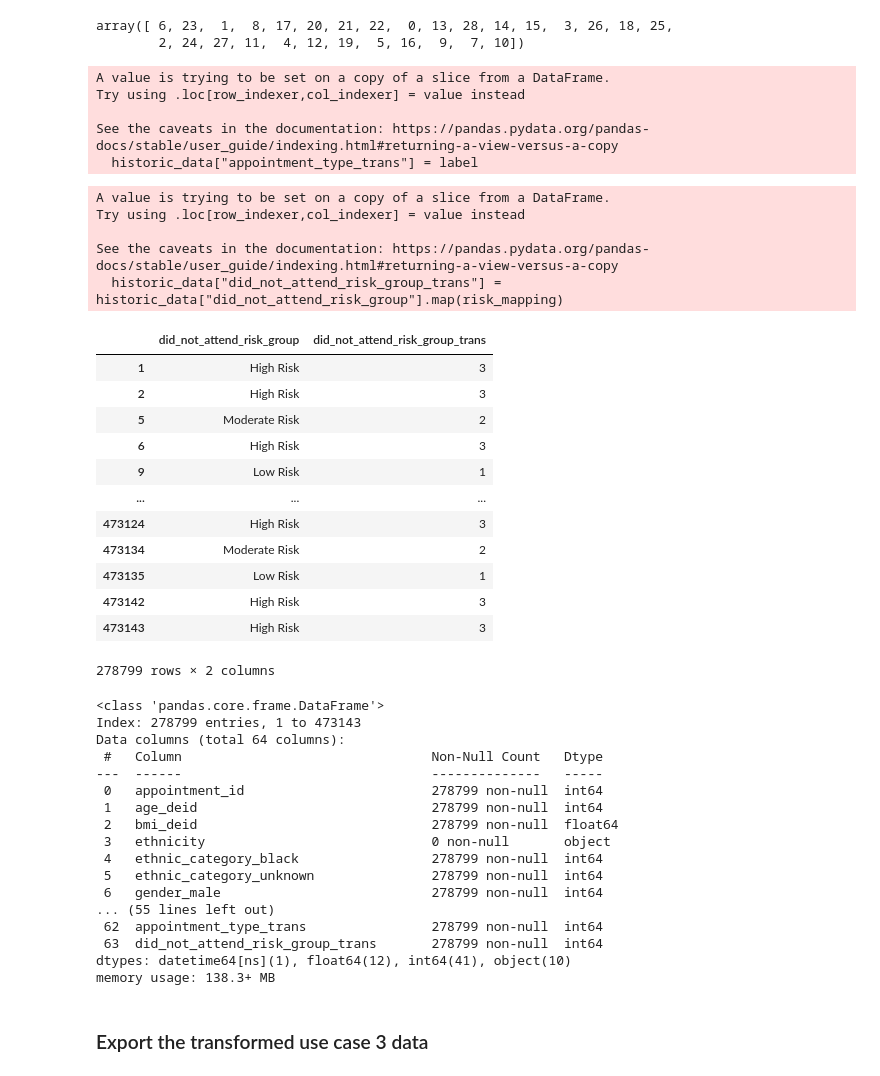
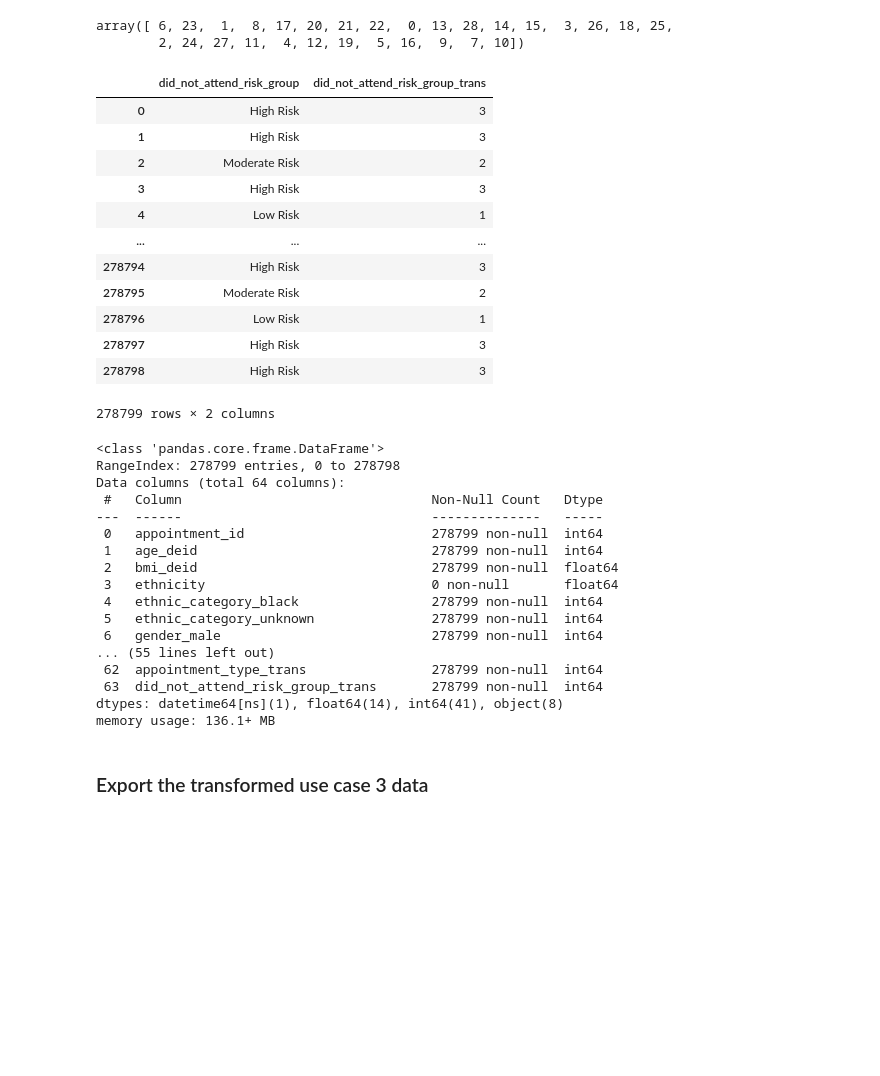
Before and after one commit to hallucinojenlee/hds_dna, a Jupyter notebook: scripts/transform_data_historic_appts.ipynb, the cells around one changed output. Drawn from its saved outputs; the diff is of its cells as text; code cells hidden in the pictures; blank space fills up the shorter version.

```diff
--- a/scripts/transform_data_historic_appts.ipynb
+++ b/scripts/transform_data_historic_appts.ipynb
@@ -166,7 +131,7 @@ See the caveats in the documentation: https://pandas.pydata.org/pandas-docs/stab
 le = preprocessing.LabelEncoder()
 
 # Fit the label encoder
-label = le.fit_transform(historic_data["hospital_service_display"])
+label = le.fit_transform(data["hospital_service_display"])
 
 # Add the encoded column to the data
-historic_data["hospital_service_display_trans"] = label
+data["hospital_service_display_trans"] = label
@@ -183,7 +142,7 @@ See the caveats in the documentation: https://pandas.pydata.org/pandas-docs/stab
 le = preprocessing.LabelEncoder()
 
 # Fit the label encoder
-label = le.fit_transform(historic_data["service_mapping"])
+label = le.fit_transform(data["service_mapping"])
 
 # Add the encoded column to the data
-historic_data["service_mapping_trans"] = label
+data["service_mapping_trans"] = label
@@ -200,7 +153,7 @@ See the caveats in the documentation: https://pandas.pydata.org/pandas-docs/stab
 le = preprocessing.LabelEncoder()
 
 # Fit the label encoder
-label = le.fit_transform(historic_data["reason_display"])
+label = le.fit_transform(data["reason_display"])
 
 # Add the encoded column to the data
-historic_data["reason_display_trans"] = label
+data["reason_display_trans"] = label
@@ -240,69 +187,58 @@ array([ 6, 23,  1,  8, 17, 20, 21, 22,  0, 13, 28, 14, 15,  3, 26, 18, 25,
 le = preprocessing.LabelEncoder()
 
 # Fit the label encoder
-label = le.fit_transform(historic_data["appointment_type"])
+label = le.fit_transform(data["appointment_type"])
 
 # Add the encoded column to the data
-historic_data["appointment_type_trans"] = label
+data["appointment_type_trans"] = label
-# %% [output]
-A value is trying to be set on a copy of a slice from a DataFrame.
-Try using .loc[row_indexer,col_indexer] = value instead
-
-See the caveats in the documentation: https://pandas.pydata.org/pandas-docs/stable/user_guide/indexing.html#returning-a-view-versus-a-copy
-  historic_data["appointment_type_trans"] = label
 # %%
 # Encode the did_not_attend_risk_group column
 
 risk_mapping ={
     "Low Risk": 1,
     "Moderate Risk": 2,
     "High Risk": 3,
     "Very High Risk": 4,
 }
 
 # Map the month names to numbers
-historic_data["did_not_attend_risk_group_trans"] = historic_data["did_not_attend_risk_group"].map(risk_mapping)
+data["did_not_attend_risk_group_trans"] = data["did_not_attend_risk_group"].map(risk_mapping)
 
-historic_data[['did_not_attend_risk_group', 'did_not_attend_risk_group_trans']]
+data[['did_not_attend_risk_group', 'did_not_attend_risk_group_trans']]
 # %% [output]
+|  | did_not_attend_risk_group | did_not_attend_risk_group_trans |
+| 0 | High Risk | 3 |
+| 1 | High Risk | 3 |
+| 2 | Moderate Risk | 2 |
+| 3 | High Risk | 3 |
+| 4 | Low Risk | 1 |
+| ... | ... | ... |
+| 278794 | High Risk | 3 |
+| 278795 | Moderate Risk | 2 |
+| 278796 | Low Risk | 1 |
+| 278797 | High Risk | 3 |
+| 278798 | High Risk | 3 |
-A value is trying to be set on a copy of a slice from a DataFrame.
-Try using .loc[row_indexer,col_indexer] = value instead
-
-See the caveats in the documentation: https://pandas.pydata.org/pandas-docs/stable/user_guide/indexing.html#returning-a-view-versus-a-copy
-  historic_data["did_not_attend_risk_group_trans"] = historic_data["did_not_attend_risk_group"].map(risk_mapping)
+278799 rows × 2 columns
-|  | did_not_attend_risk_group | did_not_attend_risk_group_trans |
-| 1 | High Risk | 3 |
-| 2 | High Risk | 3 |
-| 5 | Moderate Risk | 2 |
-| 6 | High Risk | 3 |
-| 9 | Low Risk | 1 |
-| ... | ... | ... |
-| 473124 | High Risk | 3 |
-| 473134 | Moderate Risk | 2 |
-| 473135 | Low Risk | 1 |
-| 473142 | High Risk | 3 |
-| 473143 | High Risk | 3 |
-278799 rows × 2 columns
 # %%
-historic_data.info()
+data.info()
 # %% [output]
 <class 'pandas.core.frame.DataFrame'>
-Index: 278799 entries, 1 to 473143
+RangeIndex: 278799 entries, 0 to 278798
 Data columns (total 64 columns):
  #   Column                                Non-Null Count   Dtype
 ---  ------                                --------------   -----
  0   appointment_id                        278799 non-null  int64
  1   age_deid                              278799 non-null  int64
  2   bmi_deid                              278799 non-null  float64
- 3   ethnicity                             0 non-null       object
+ 3   ethnicity                             0 non-null       float64
  4   ethnic_category_black                 278799 non-null  int64
  5   ethnic_category_unknown               278799 non-null  int64
  6   gender_male                           278799 non-null  int64
 ... (55 lines left out)
  62  appointment_type_trans                278799 non-null  int64
  63  did_not_attend_risk_group_trans       278799 non-null  int64
-dtypes: datetime64[ns](1), float64(12), int64(41), object(10)
-memory usage: 138.3+ MB
+dtypes: datetime64[ns](1), float64(14), int64(41), object(8)
+memory usage: 136.1+ MB
 # %% [markdown]
 ### Export the transformed use case 3 data
 # %%
```
Also changed, not shown: parts of 17 cells of this notebook, 3 other files.
